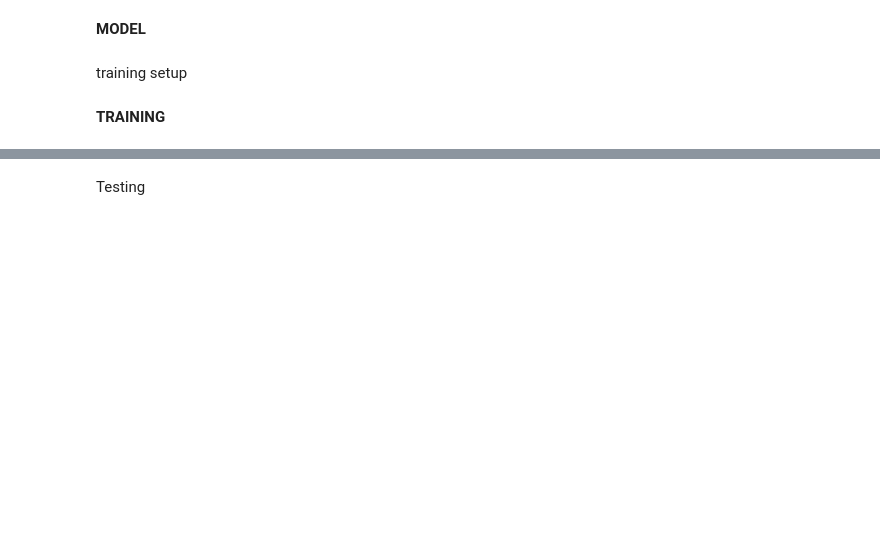
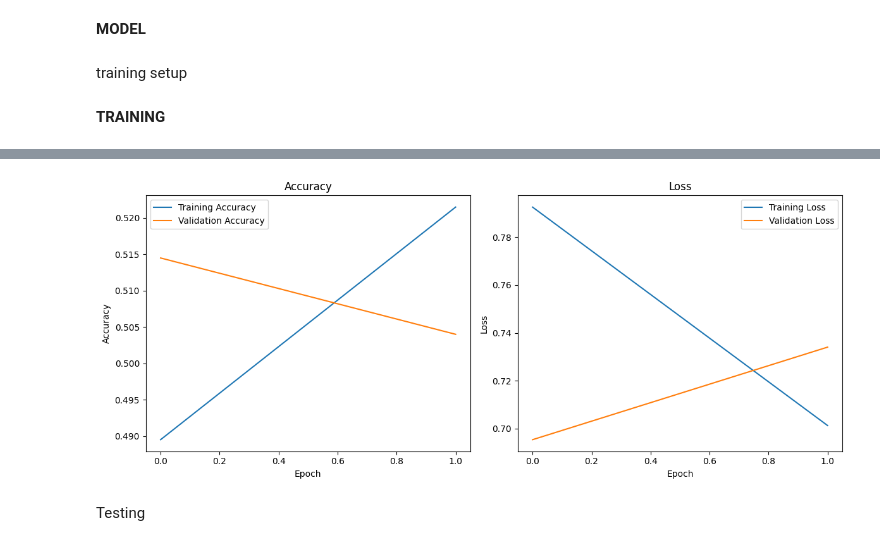
Before and after one commit to pritamiiit/RSNA-Brain-Stroke-, a Jupyter notebook: rsna-pritam-project.ipynb, the cells around one changed output, grey strips where cells are left out. Drawn from its saved outputs; the diff is of its cells as text; code cells hidden in the pictures; blank space fills up the shorter version.

```diff
--- a/rsna-pritam-project.ipynb
+++ b/rsna-pritam-project.ipynb
@@ -265,0 +461,5 @@ model.compile(optimizer='adam',
+# %%
+# Compile the model
+model.compile(optimizer='adam',
+              loss='categorical_crossentropy',
+              metrics=['accuracy'])
@@ -266,18 +468,4 @@ model.compile(optimizer='adam',
 # %% [markdown]
 training  setup
-# %%
-#THE BELOW TRAINING FUNCTION IS BETTER
-# Train the model
-"""history = model.fit(
-    np.array(images_final_resized),  # Input images
-    labels_trn,  # Target labels
-    epochs=2,
-    batch_size=64,
-    validation_data=(np.array(images_val), labels_val)
-)
-"""
-# Evaluate the model on test data
-#test_loss, test_accuracy = model.evaluate(np.array(images_tst), labels_tst)
-#print(f"Test Accuracy: {test_accuracy * 100:.2f}%")
 # %% [markdown]
 **TRAINING**
@@ -307,65 +472,67 @@ for epoch in range(epochs):
 # %%
 import matplotlib.pyplot as plt
-
 from keras.callbacks import ModelCheckpoint
 from sklearn.metrics import accuracy_score, precision_score, recall_score, f1_score
 
-"""# Train the model and collect history
-history = model.fit(
-    np.array(images_final),
-    labels_trn,
-    epochs=epochs,
-    batch_size=32,
-    validation_data=(np.array(images_val), labels_val)
-)
-"""
+
 # Define initial variables and callbacks
 best_val_accuracy = 0.0
 checkpoint_path = 'best_model_weights.h5'
+
+# Containers to store metrics
+history = {'accuracy': [], 'val_accuracy': [], 'loss': [], 'val_loss': []}
+
 
 # Define a callback to save the best model weights based on validation accuracy
 checkpoint = ModelCheckpoint(checkpoint_path, monitor='val_accuracy', save_best_only=True, mode='max', verbose=1)
 
 
 # Give the Epoch number
-epochs=15
+epochs=2
 
 
 # Train the model
 for epoch in range(epochs):
-    history = model.fit(
+    # Fit the model and collect history
+    hist = model.fit(
         np.array(images_final),  # Input images
-        labels_trn,  # Target labels
+        labels_trn_one_hot,  # Target labels
         epochs=1,
         batch_size=64,
-        validation_data=(np.array(images_val), labels_val)
+        validation_data=(np.array(images_val), labels_val_one_hot),
+        callbacks=[checkpoint]
     )
+
+  # Append the training history for this epoch to the overall history
+    history['accuracy'].extend(hist.history['accuracy'])
+    history['val_accuracy'].extend(hist.history['val_accuracy'])
+    history['loss'].extend(hist.history['loss'])
+    history['val_loss'].extend(hist.history['val_loss'])
 
     # Evaluate on validation data after each epoch
     y_val_pred = model.predict(np.array(images_val))
-    y_val_pred_binary = (y_val_pred > 0.5).astype(int)
+    # Convert predictions to class indices
+    y_val_pred_classes = np.argmax(y_val_pred, axis=1)
+    # Assuming labels_val is one-hot encoded
+    labels_val_classes = np.argmax(labels_val_one_hot, axis=1)
 
-    val_accuracy = accuracy_score(labels_val, y_val_pred_binary)
+    val_accuracy = accuracy_score(labels_val_classes, y_val_pred_classes)
+    val_precision = precision_score(labels_val_classes, y_val_pred_classes, average='weighted')
+    val_recall = recall_score(labels_val_classes, y_val_pred_classes, average='weighted')
+    val_f1 = f1_score(labels_val_classes, y_val_pred_classes, average='weighted')
 
-
+    """val_accuracy = accuracy_score(labels_val, y_val_pred_binary)
+    val_precision = precision_score(labels_val, y_val_pred_binary)
+    val_recall = recall_score(labels_val, y_val_pred_binary)
+    val_f1 = f1_score(labels_val, y_val_pred_binary)
+"""
     # Check if validation accuracy has improved
     if val_accuracy > best_val_accuracy:
         best_val_accuracy = val_accuracy
         print(f"Epoch {epoch + 1} - Validation Accuracy Improved: {best_val_accuracy:.4f}. Saving model weights.")
         model.save_weights(checkpoint_path)  # Save the model weights
 
-
-
-    val_precision = precision_score(labels_val, y_val_pred_binary)
-    val_recall = recall_score(labels_val, y_val_pred_binary)
-    val_f1 = f1_score(labels_val, y_val_pred_binary)
-
-
-
-
     print(f"Epoch {epoch + 1} - Validation Accuracy: {val_accuracy:.4f}, Precision: {val_precision:.4f}, Recall: {val_recall:.4f}, F1 Score: {val_f1:.4f}")
-
-
 
 
 # Plotting accuracy and loss for each epoch
@@ -373,8 +540,8 @@ plt.figure(figsize=(12, 5))
 
 # Accuracy
 plt.subplot(1, 2, 1)
-plt.plot(history.history['accuracy'], label='Training Accuracy')
-plt.plot(history.history['val_accuracy'], label='Validation Accuracy')
+plt.plot(history['accuracy'], label='Training Accuracy')
+plt.plot(history['val_accuracy'], label='Validation Accuracy')
 plt.title('Accuracy')
 plt.xlabel('Epoch')
 plt.ylabel('Accuracy')
@@ -382,8 +549,8 @@ plt.legend()
 
 # Loss
 plt.subplot(1, 2, 2)
-plt.plot(history.history['loss'], label='Training Loss')
-plt.plot(history.history['val_loss'], label='Validation Loss')
+plt.plot(history['loss'], label='Training Loss')
+plt.plot(history['val_loss'], label='Validation Loss')
 plt.title('Loss')
 plt.xlabel('Epoch')
 plt.ylabel('Loss')
@@ -394,3 +561,4 @@ plt.show()
 
 # Evaluate the model on test data after training
 # ... (rest of your code for evaluation)
+# %% [output]
@@ -397,3 +574,4 @@ plt.show()
+[figure, added]
 # %% [markdown]
 Testing
 # %%
```
Also changed, not shown: parts of 41 cells of this notebook.
